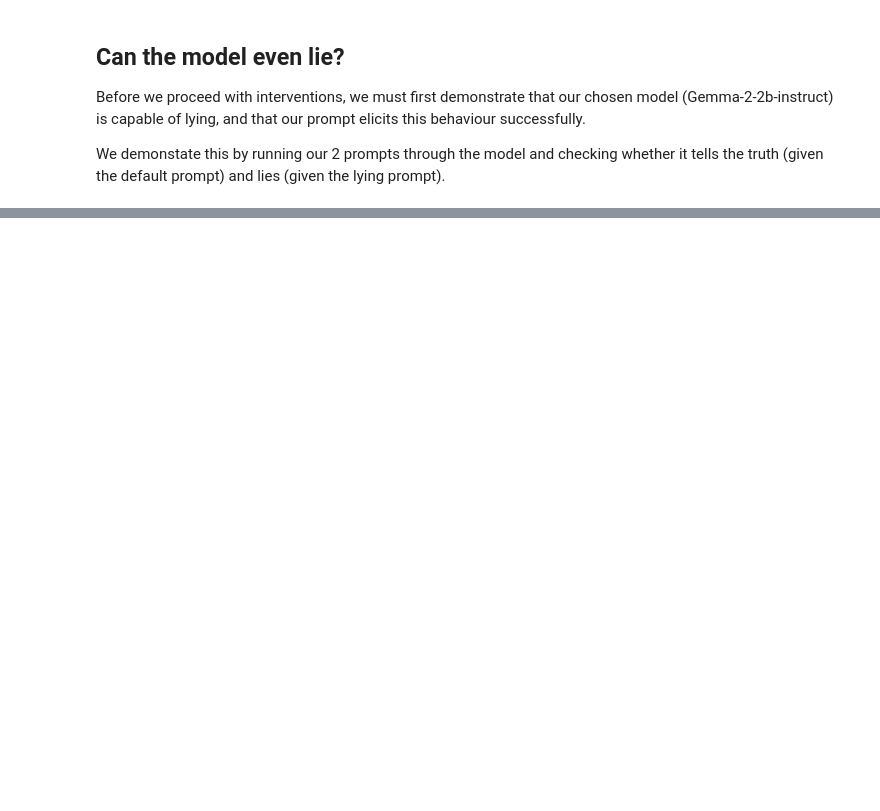
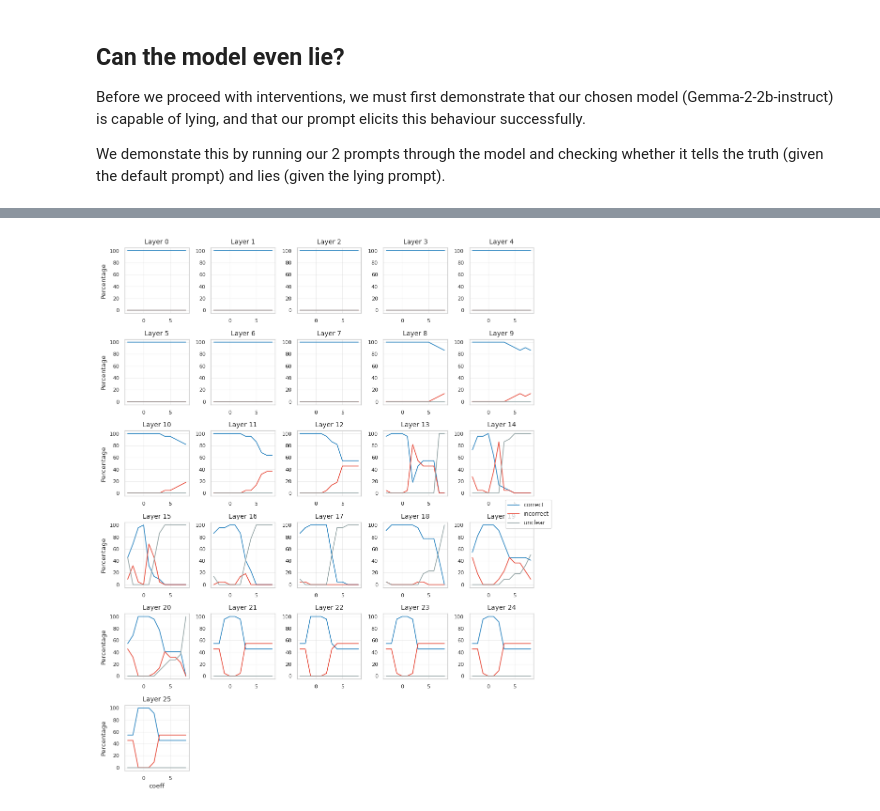
Before and after one commit to Arrrlex/arena4-capstone, a Jupyter notebook: src/arena4_capstone/analysis.ipynb, the cells around one changed output, grey strips where cells are left out. Drawn from its saved outputs; the diff is of its cells as text; code cells hidden in the pictures; blank space fills up the shorter version.

```diff
--- a/src/arena4_capstone/analysis.ipynb
+++ b/src/arena4_capstone/analysis.ipynb
@@ -218,0 +240,12 @@ for layer in tqdm(range(gemma.config.num_hidden_layers)):
+# %%
+lying_accuracies = []
+coeff_range = range(-3, 9)
+
+for layer in tqdm(range(gemma.config.num_hidden_layers), desc="Layers"):
+    for coeff in tqdm(range(-3, 9), desc=f"Coeffs for layer {layer}"):
+        current_intervened_lcompletions = util.next_token_str(easy_train.default_prompt, gemma, (layer, function_vecs[layer] * coeff))
+        current_intervened_lcompletions = pd.Series(current_intervened_lcompletions, index = easy_train.index)
+        intervention_stats = aggregate_judgements(current_intervened_lcompletions, easy_train, judge_mcq)
+        lying_accuracies.append(intervention_stats.assign(coeff=coeff, layer=layer))
+
+lying_accuracies_df = pd.concat(lying_accuracies, ignore_index=True)
@@ -218,0 +266,88 @@ for layer in tqdm(range(gemma.config.num_hidden_layers)):
+# %%
+def add_missing_rows(df, coef_range, num_layers, judgements=['correct', 'incorrect', 'unclear']):
+    """
+    Add missing rows to ensure all combinations of (coef, layer, judgement) exist.
+
+    Args:
+        df: DataFrame containing the results
+        coef_range: range object for coefficients (e.g. range(-3,6))
+        num_layers: number of layers in the model
+        judgements: list of possible judgement values
+
+    Returns:
+        DataFrame with all combinations filled in
+    """
+    # Create all possible combinations
+    index = pd.MultiIndex.from_product(
+        [coef_range, range(num_layers), judgements],
+        names=['coeff', 'layer', 'Judgement']
+    )
+
+    # Convert to DataFrame with all combinations
+    complete_df = pd.DataFrame(index=index).reset_index()
+
+    # Merge with existing data, filling missing values
+    merged_df = pd.merge(
+        complete_df,
+        df,
+        on=['coeff', 'layer', 'Judgement'],
+        how='left'
+    )
+
+    # Fill missing proportions and percentages with 0
+    merged_df['proportion'] = merged_df['proportion'].fillna(0)
+    merged_df['Percentage'] = merged_df['Percentage'].fillna(0)
+
+    return merged_df
+
+# Update the lying_accuracies_df with complete data
+lying_accuracies_df = add_missing_rows(
+    lying_accuracies_df,
+    coef_range=coeff_range,
+    num_layers=gemma.config.num_hidden_layers,
+)
+
+# Calculate number of rows/columns for the subplot grid
+n_cols = 5  # you can adjust this
+n_rows = (gemma.config.num_hidden_layers + n_cols - 1) // n_cols
+
+colours = {
+    'correct': '#2E86C1',    # trustworthy blue
+    'incorrect': '#E74C3C',  # warning red
+    'unclear': '#95A5A6'     # neutral gray
+}
+
+# Create the subplot figure
+fig = plt.figure(figsize=(2*n_cols, 2*n_rows))
+
+for layer in range(gemma.config.num_hidden_layers):
+    layer_df = lying_accuracies_df[lying_accuracies_df.layer == layer]
+
+    ax = plt.subplot(n_rows, n_cols, layer + 1)
+    sns.lineplot(
+        data=layer_df,
+        x='coeff',
+        y='Percentage',
+        hue='Judgement',
+        palette=colours,
+        markers=False,  # Removed markers
+        legend=True if layer == 0 else False  # Only show legend for first plot
+    )
+    plt.title(f'Layer {layer}', fontsize=10)  # Smaller title
+    if layer % n_cols != 0:
+        plt.ylabel('')
+    if layer < (n_rows - 1) * n_cols:
+        plt.xlabel('')
+
+    # Reduce whitespace and tick density
+    ax.tick_params(labelsize=8)
+    ax.grid(True, alpha=0.3)  # Lighter grid
+
+    if layer == 0:  # Move legend outside of the plots
+        handles, labels = ax.get_legend_handles_labels()
+        fig.legend(handles, labels, loc='center right', bbox_to_anchor=(0.98, 0.5))
+        ax.get_legend().remove()
+
+plt.tight_layout(rect=[0, 0, 0.95, 1])  # Adjust layout to make room for legend
+# %% [output]
+[figure, added]
```
Also changed, not shown: parts of 11 cells of this notebook, 1 other file.
